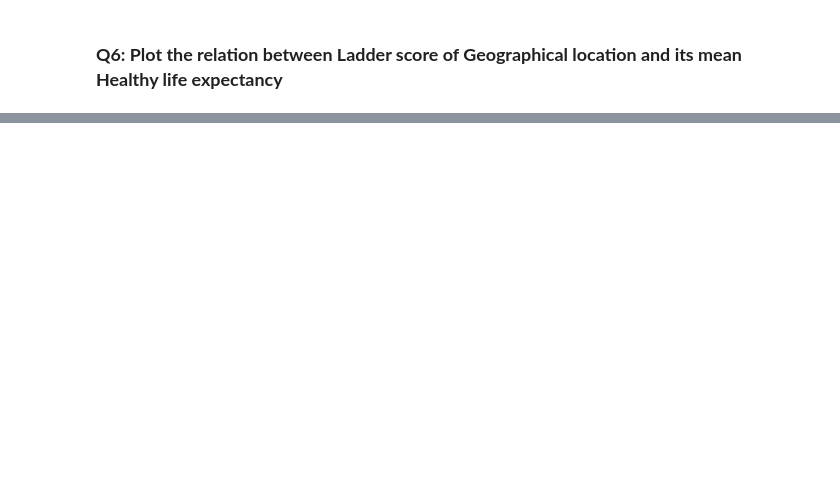
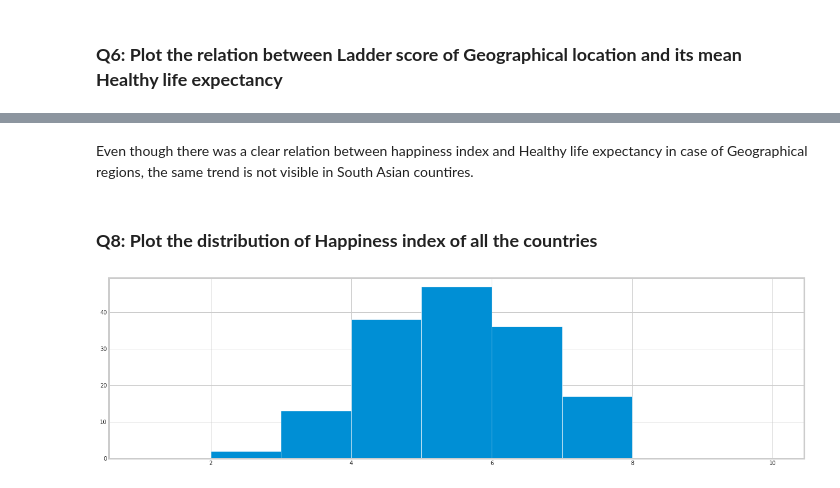
Before and after one commit to AayushAnshu21/World_Happiness_Analysis, a Jupyter notebook: World_Happiness_Analysis.ipynb, the cells around one changed output, grey strips where cells are left out. Saved outputs shown, nothing was run; the diff lists cells and outputs as text; code cells hidden in the pictures; blank space fills up the shorter version.

```diff
--- a/World_Happiness_Analysis.ipynb
+++ b/World_Happiness_Analysis.ipynb
@@ -186,0 +205,9 @@ TODO
+# %% [markdown]
+Even though there was a clear relation between happiness index  and Healthy life expectancy in case of Geographical regions, the same trend is not visible in South Asian countires.
+# %% [markdown]
+### **Q8: Plot the distribution of Happiness index of all the countries**
+# %%
+plt.figure(figsize=(20, 6))
+plt.hist(happiness_df['Ladder score'],bins=list(range(1,11)));
+# %% [output]
+[figure, added]
```
Also changed, not shown: parts of 20 cells of this notebook.
